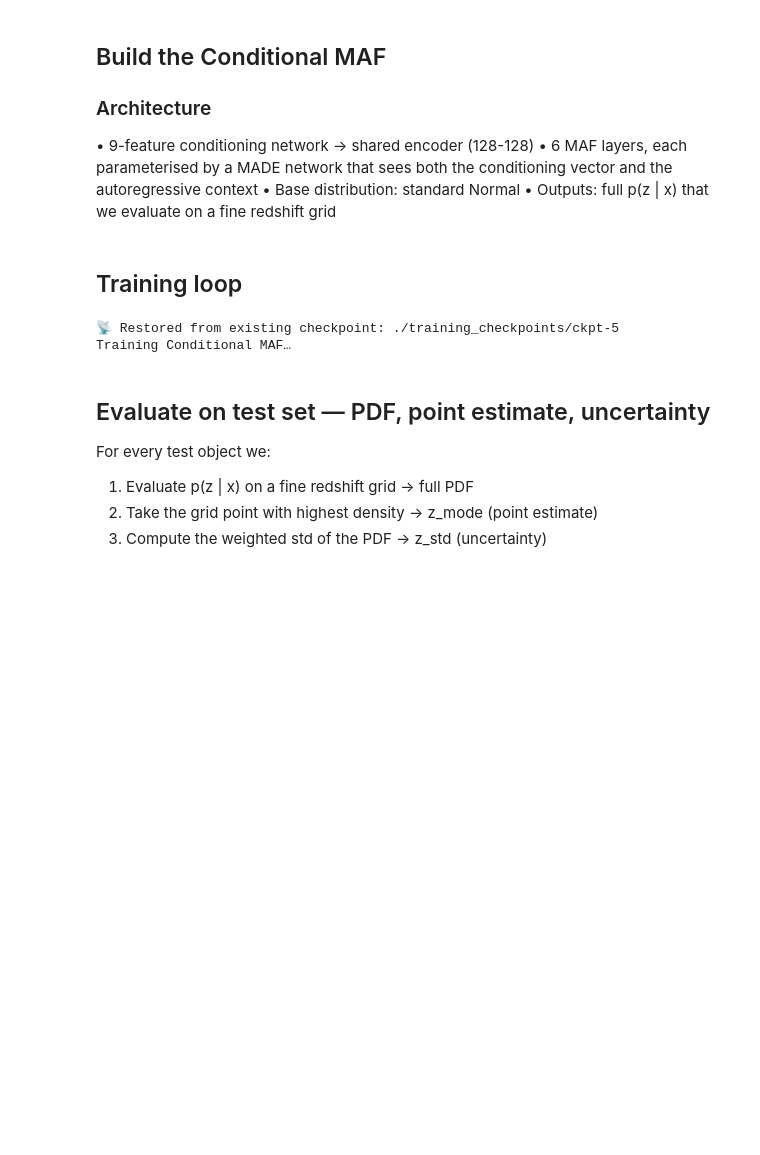
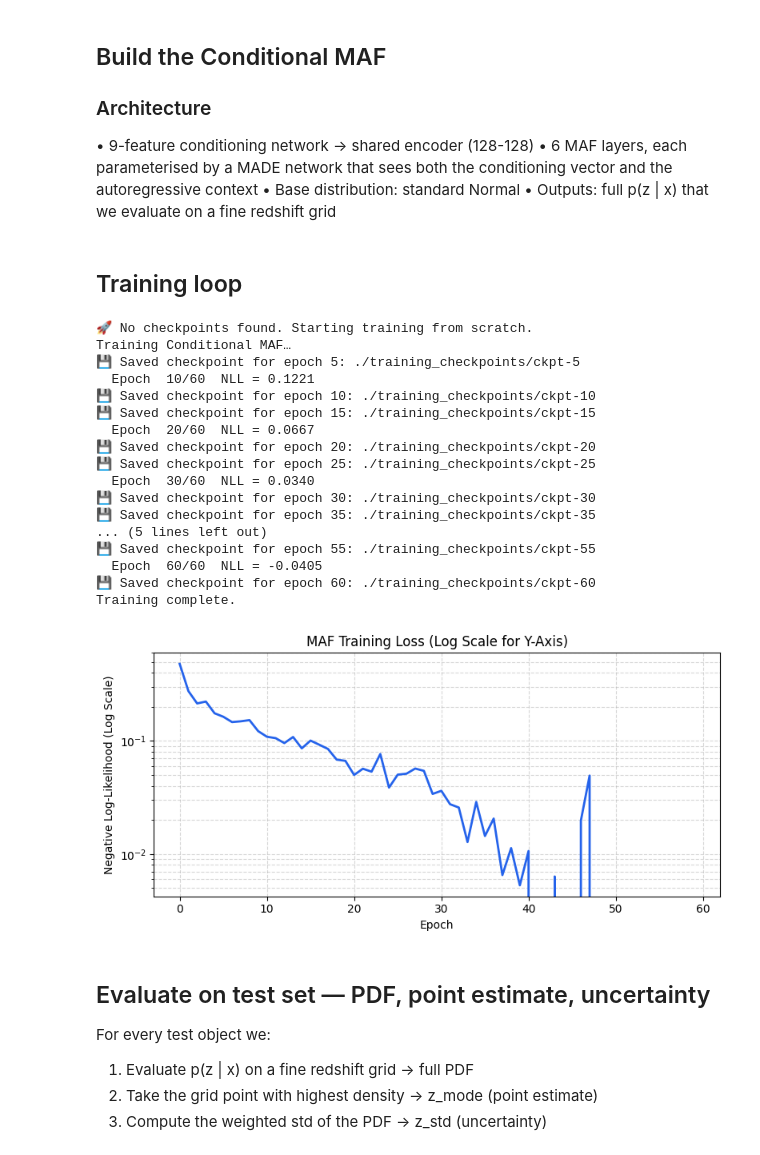
Before and after one commit to mrrjew/Conditional-MAF-for-PhotoZ-Estimation-Failure-Detection, a Jupyter notebook: Predicting_Photometric_Redshift_Failures_Using_Machine_Learning_for_Spectroscopic_Target_Selection.ipynb, the cells around one changed output. Cells and saved outputs as stored; diff of their text form; code cells hidden in the pictures; blank space fills up the shorter version.

```diff
--- a/Predicting_Photometric_Redshift_Failures_Using_Machine_Learning_for_Spectroscopic_Target_Selection.ipynb
+++ b/Predicting_Photometric_Redshift_Failures_Using_Machine_Learning_for_Spectroscopic_Target_Selection.ipynb
@@ -6,7 +8,7 @@ Load astronomical catalog data including photometric measurements and redshifts.
 import pandas as pd
 # df = pd.read_csv('Skyserver_SQL2_27_2018 6_51_39 PM.csv', sep=',', header=0, comment='#', skipinitialspace=True, on_bad_lines='skip')
 
-df = pd.read_csv('specz-data.csv', header=0, comment='#', skipinitialspace=True, on_bad_lines='skip')
+df = pd.read_csv('sample_galaxy_catalog.csv', header=0, comment='#', skipinitialspace=True, on_bad_lines='skip')
 
 display(df.tail())
 df.info()
@@ -255,7 +262,7 @@ def build_conditional_flow(param_net: tf.keras.Model,
 import tensorflow as tf
 import tensorflow_probability as tfp
 import numpy as np
-import os  # Added to handle paths
+import os
 import matplotlib.pyplot as plt
 
 tfb = tfp.bijectors
@@ -264,8 +271,8 @@ tfd = tfp.distributions
 NUM_MAF_LAYERS = 6
 HIDDEN_UNITS   = 128
 EPOCHS         = 60
-BATCH_SIZE     = 16
-LEARNING_RATE  = 1e-4 # Reduced learning rate to prevent NaN loss
+BATCH_SIZE     = 64  # Increased batch size to smooth out training and speed up epochs
+LEARNING_RATE  = 1e-4
 
 num_features = X_train_eng_scaled.shape[1]
 
@@ -294,7 +301,6 @@ manager = tf.train.CheckpointManager(checkpoint, directory=checkpoint_dir, max_t
 if manager.latest_checkpoint:
     checkpoint.restore(manager.latest_checkpoint)
     print(f"📡 Restored from existing checkpoint: {manager.latest_checkpoint}")
-    # Extract starting epoch from checkpoint name (e.g., 'ckpt-5' -> starts at epoch 5)
     start_epoch = int(manager.latest_checkpoint.split('-')[-1])
 else:
     print("🚀 No checkpoints found. Starting training from scratch.")
@@ -311,53 +317,64 @@ train_ds = (tf.data.Dataset
 def train_step(x_batch, y_batch):
     with tf.GradientTape() as tape:
         params = param_net(x_batch, training=True)
-
         flow = _assemble_flow_from_params(params, NUM_MAF_LAYERS)
-
         # Negative log-likelihood loss
         nll = -tf.reduce_mean(flow.log_prob(y_batch))
 
     grads = tape.gradient(nll, param_net.trainable_variables)
     optimizer.apply_gradients(zip(grads, param_net.trainable_variables))
     return nll
 
-
 history_nll = []
 print("Training Conditional MAF…")
 
-# Updated range to account for resuming mid-way
 for epoch in range(start_epoch, EPOCHS):
     epoch_loss = []
     for x_batch, y_batch in train_ds:
         loss = train_step(x_batch, y_batch)
         epoch_loss.append(loss.numpy())
     mean_loss = np.mean(epoch_loss)
     history_nll.append(mean_loss)
 
     if (epoch + 1) % 10 == 0:
         print(f"  Epoch {epoch+1:3d}/{EPOCHS}  NLL = {mean_loss:.4f}")
 
-    # ═══════════════════════════════════════════════════════════════════════
     # 💾 SAVE STATE EVERY 5 EPOCHS
-    # ═══════════════════════════════════════════════════════════════════════
     if (epoch + 1) % 5 == 0:
         save_path = manager.save(checkpoint_number=epoch + 1)
         print(f"💾 Saved checkpoint for epoch {epoch + 1}: {save_path}")
-    # ═══════════════════════════════════════════════════════════════════════
 
 print("Training complete.")
 
-# Plot training curve
-plt.figure(figsize=(8, 3))
-plt.plot(history_nll)
+# Plot training curve with adjusted Y-axis scale
+plt.figure(figsize=(8, 4))
+plt.plot(history_nll, color="#2563EB", lw=2)
+plt.yscale("log")  # Changed Y-scale to logarithmic for a better view of convergence
 plt.xlabel("Epoch")
-plt.ylabel("Negative Log-Likelihood")
-plt.title("MAF Training Loss")
+plt.ylabel("Negative Log-Likelihood (Log Scale)")
+plt.title("MAF Training Loss (Log Scale for Y-Axis)")
+plt.grid(True, which="both", ls="--", alpha=0.5)
 plt.tight_layout()
 plt.show()
 # %% [output]
-📡 Restored from existing checkpoint: ./training_checkpoints/ckpt-5
+🚀 No checkpoints found. Starting training from scratch.
 Training Conditional MAF…
+💾 Saved checkpoint for epoch 5: ./training_checkpoints/ckpt-5
+  Epoch  10/60  NLL = 0.1221
+💾 Saved checkpoint for epoch 10: ./training_checkpoints/ckpt-10
+💾 Saved checkpoint for epoch 15: ./training_checkpoints/ckpt-15
+  Epoch  20/60  NLL = 0.0667
+💾 Saved checkpoint for epoch 20: ./training_checkpoints/ckpt-20
+💾 Saved checkpoint for epoch 25: ./training_checkpoints/ckpt-25
+  Epoch  30/60  NLL = 0.0340
+💾 Saved checkpoint for epoch 30: ./training_checkpoints/ckpt-30
+💾 Saved checkpoint for epoch 35: ./training_checkpoints/ckpt-35
+... (5 lines left out)
+💾 Saved checkpoint for epoch 55: ./training_checkpoints/ckpt-55
+  Epoch  60/60  NLL = -0.0405
+💾 Saved checkpoint for epoch 60: ./training_checkpoints/ckpt-60
+Training complete.
+[figure, added]
 # %% [markdown]
 ## Evaluate on test set — PDF, point estimate, uncertainty
 
```
Also changed, not shown: parts of 10 cells of this notebook.
